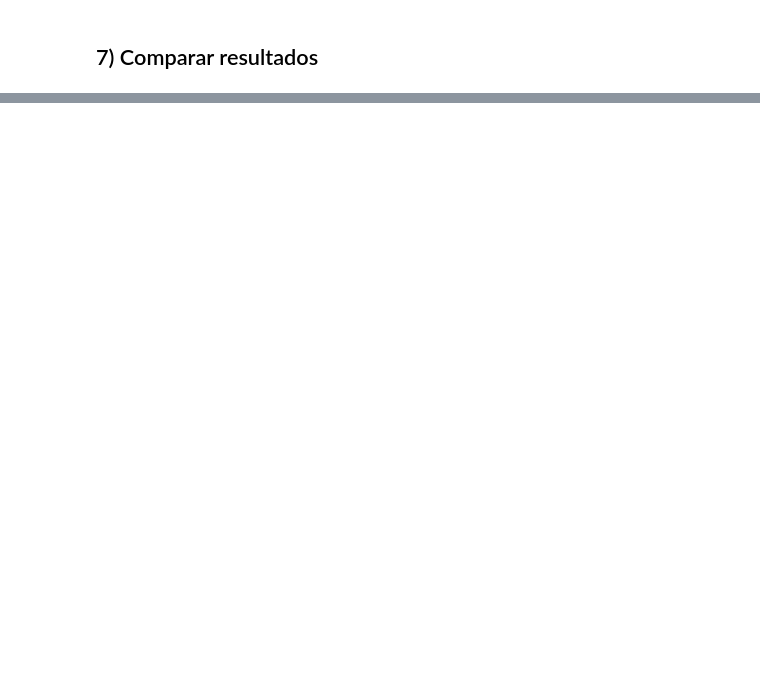
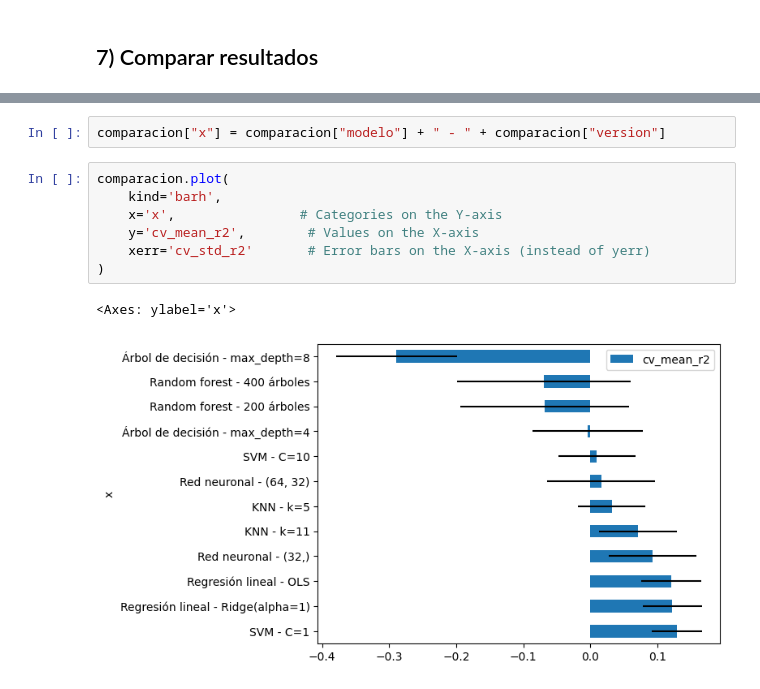
Before and after one commit to mrbungie/atdf105_2025s2, a Jupyter notebook: Python/2_tutoriales_completos/7_comparativas/regresion/1_comparativa_modelos.ipynb, the cells around one changed output, grey strips where cells are left out. Drawn from its saved outputs; the diff is of its cells as text; blank space fills up the shorter version.

```diff
--- a/Python/2_tutoriales_completos/7_comparativas/regresion/1_comparativa_modelos.ipynb
+++ b/Python/2_tutoriales_completos/7_comparativas/regresion/1_comparativa_modelos.ipynb
@@ -243,0 +262,12 @@ comparacion
+# %%
+comparacion["x"] = comparacion["modelo"] + " - " + comparacion["version"]
+# %%
+comparacion.plot(
+    kind='barh',
+    x='x',                # Categories on the Y-axis
+    y='cv_mean_r2',        # Values on the X-axis
+    xerr='cv_std_r2'       # Error bars on the X-axis (instead of yerr)
+)
+# %% [output]
+<Axes: ylabel='x'>
+[figure, added]
```
Also changed, not shown: parts of 8 cells of this notebook, 8 other files.
